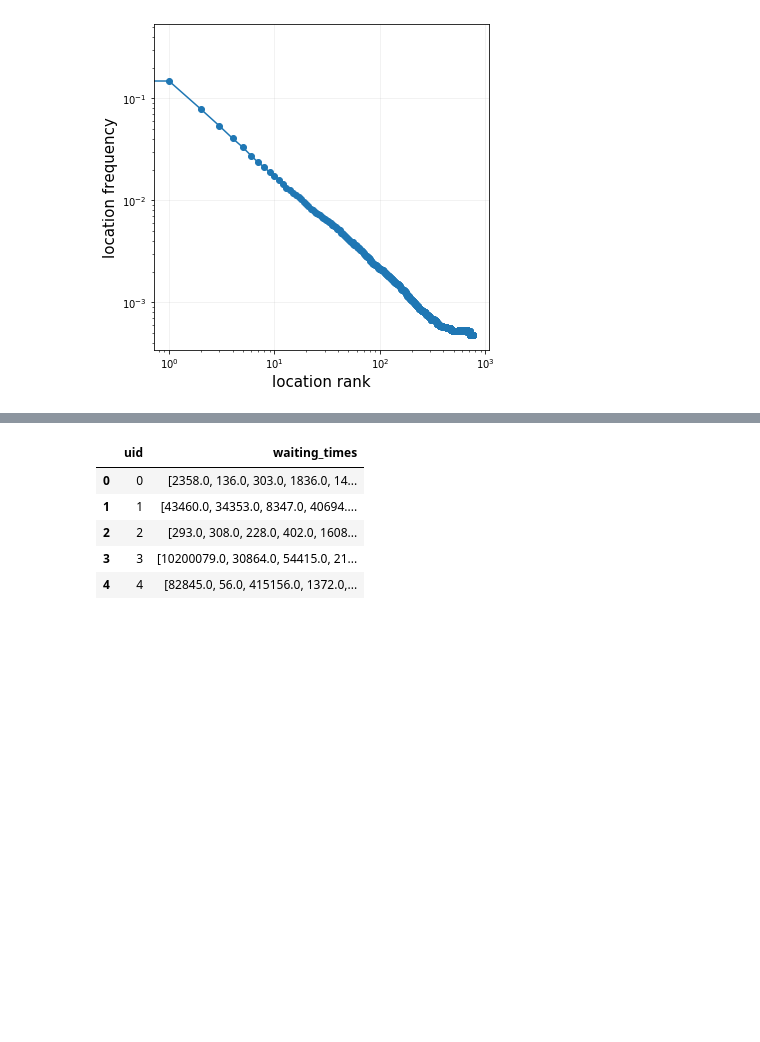
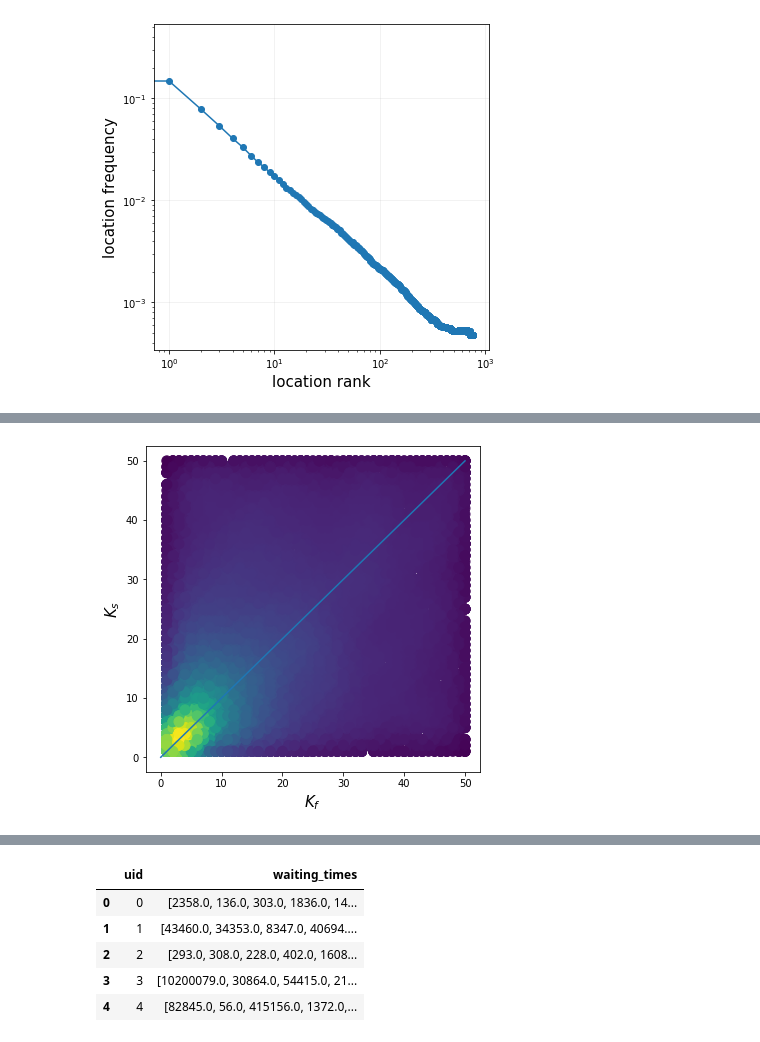
Before and after one commit to scikit-mobility/scikit-mobility, a Jupyter notebook: tutorial/2_measures_skmob_tutorial.ipynb, the cells around one changed output, grey strips where cells are left out. Cells and saved outputs as stored; diff of their text form; code cells hidden in the pictures; blank space fills up the shorter version.

```diff
--- a/tutorial/2_measures_skmob_tutorial.ipynb
+++ b/tutorial/2_measures_skmob_tutorial.ipynb
@@ -379,0 +374,3 @@ Associated with the displacement between two successive locations is a time inte
+# %%
+fr_df = frequency_rank(tdf).reset_index().drop('level_1', axis=1)
+fr_df.head()
@@ -379,0 +384,3 @@ Associated with the displacement between two successive locations is a time inte
+# %%
+rr_df = recency_rank(tdf).reset_index().drop('level_1', axis=1)
+rr_df.head()
@@ -379,0 +394,17 @@ Associated with the displacement between two successive locations is a time inte
+# %%
+merged_df = pd.merge(fr_df, rr_df, on=['uid', 'lat', 'lng'])
+short_merged_df = merged_df[(merged_df.frequency_rank <= 50) & (merged_df.recency_rank <= 50)]
+
+# Calculate the point density
+n_rows = 100000
+xy = np.vstack([short_merged_df.frequency_rank.head(n_rows), short_merged_df.recency_rank.head(n_rows)])
+z = gaussian_kde(xy)(xy)
+# %%
+fig, ax = plt.subplots(figsize=(6, 6))
+ax.scatter(short_merged_df.frequency_rank.head(n_rows), short_merged_df.recency_rank.head(n_rows), c=z, s=100)
+ax.plot([0, 50], [0, 50])
+ax.set_xlabel('$K_f$', fontsize=15)
+ax.set_ylabel('$K_s$', fontsize=15)
+plt.show()
+# %% [output]
+[figure, added]
```
Also changed, not shown: parts of 44 cells of this notebook.
